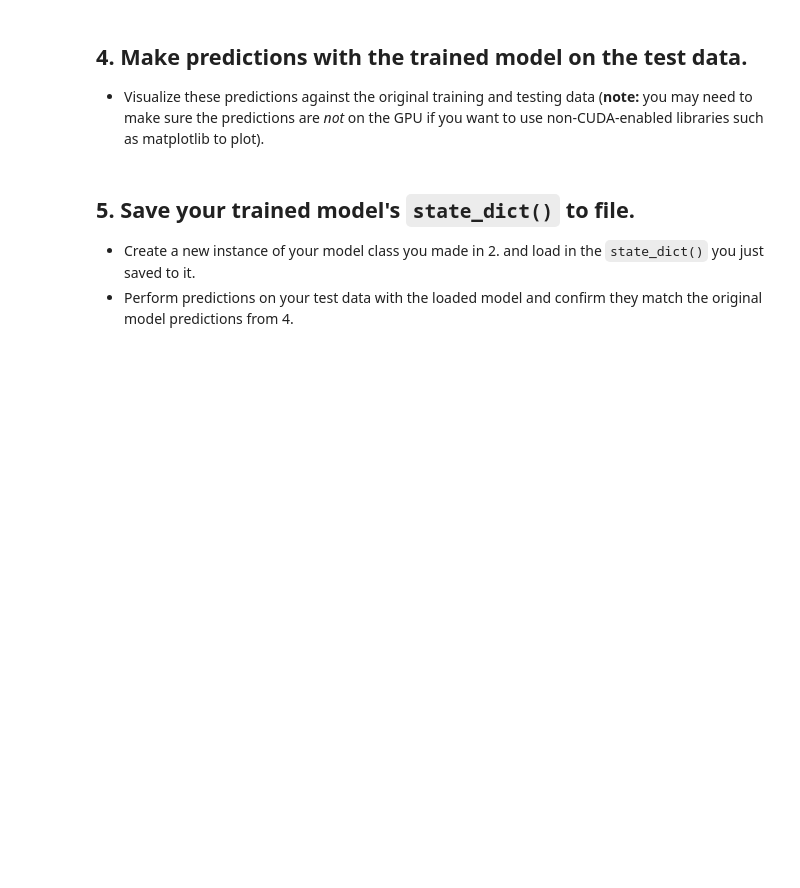
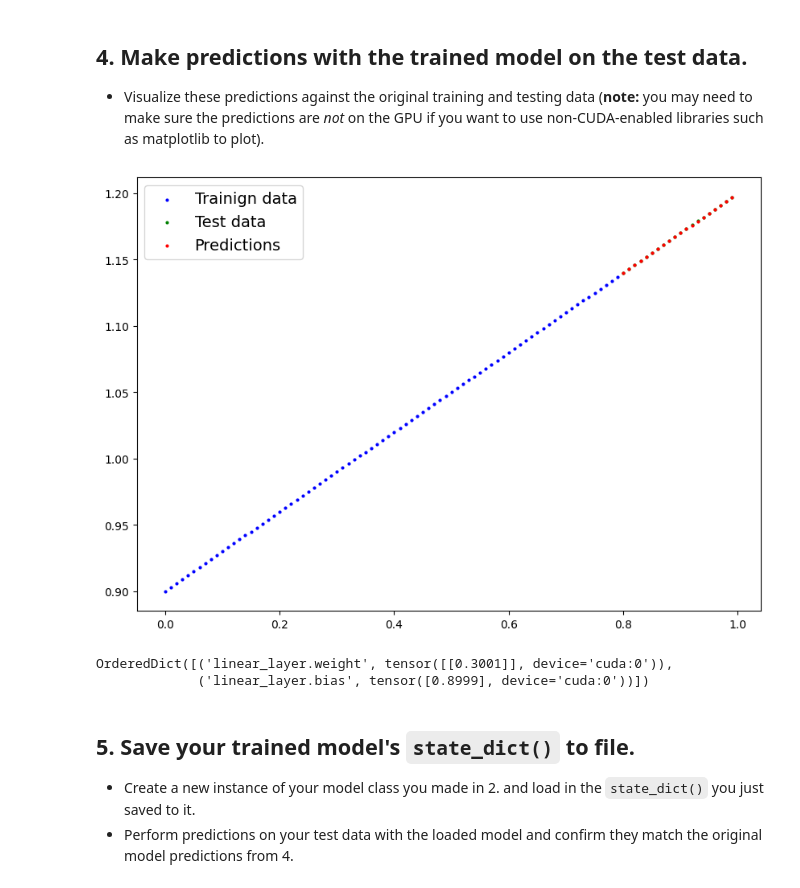
Before and after one commit to Benji-clm/PyTorch_course, a Jupyter notebook: exercises_notebooks/01_pytorch_workflow_exercises.ipynb, the cells around one changed output. Drawn from its saved outputs; the diff is of its cells as text; code cells hidden in the pictures; blank space fills up the shorter version.

```diff
--- a/exercises_notebooks/01_pytorch_workflow_exercises.ipynb
+++ b/exercises_notebooks/01_pytorch_workflow_exercises.ipynb
@@ -110,11 +111,11 @@ X_test, y_test = X[split:], y[split:]
 def plot_predictions(train_data=X_train, train_labels=y_train, test_data=X_test, test_labels=y_test, predictions=None):
     plt.figure(figsize=(10, 7))
 
-    plt.scatter(train_data, train_labels, c="b", label="Trainign data")
-    plt.scatter(test_data, test_labels, c="g", label="Test data")
+    plt.scatter(train_data, train_labels, c="b", s = 4, label="Trainign data")
+    plt.scatter(test_data, test_labels, c="g", s = 4, label="Test data")
 
     if predictions is not None:
-      plt.scatter(test_data, predictions, c="r", label="Predictions")
+      plt.scatter(test_data, predictions, c="r", s = 4, label="Predictions")
 
     plt.legend(prop={"size": 14})
 # %% [markdown]
@@ -238,8 +239,21 @@ Epoch: 280 | Train loss: 0.000 | Test loss: 0.000
   * Visualize these predictions against the original training and testing data (**note:** you may need to make sure the predictions are *not* on the GPU if you want to use non-CUDA-enabled libraries such as matplotlib to plot).
 # %%
 # Make predictions with the model
+model_1.eval()
+
+# Make predictions on the test data
+with torch.inference_mode():
+  y_preds = model_1(X_test)
 # %%
 # Plot the predictions (these may need to be on a specific device)
+plot_predictions(predictions=y_preds.to("cpu"))
+# %% [output]
+[figure, added]
+# %%
+model_1.state_dict()
+# %% [output]
+OrderedDict([('linear_layer.weight', tensor([[0.3001]], device='cuda:0')),
+             ('linear_layer.bias', tensor([0.8999], device='cuda:0'))])
 # %% [markdown]
 ## 5. Save your trained model's `state_dict()` to file.
   * Create a new instance of your model class you made in 2. and load in the `state_dict()` you just saved to it.
```
Also changed, not shown: parts of 6 cells of this notebook.
